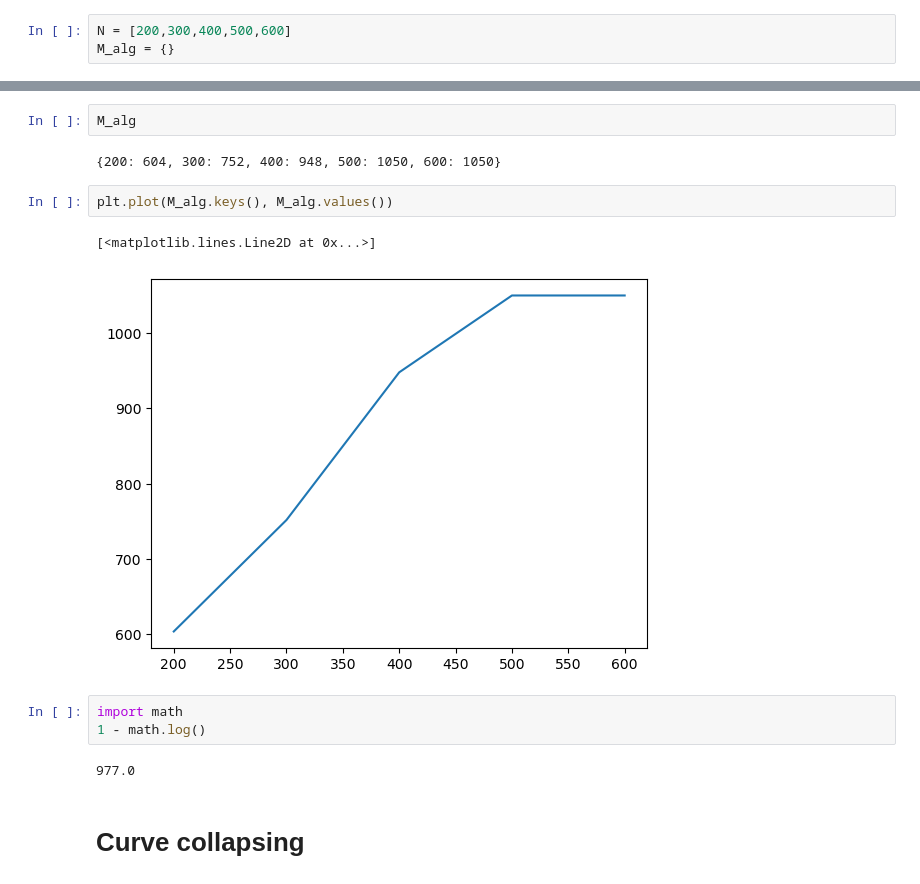
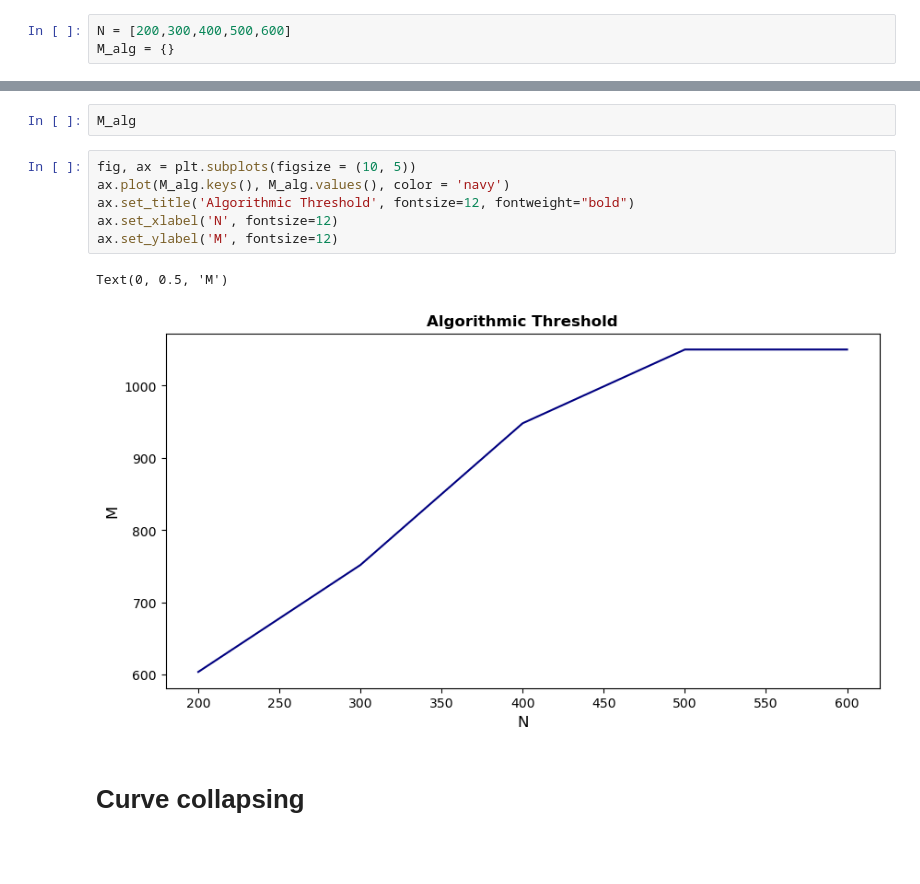
Before and after one commit to vittoriomanfriani/KSAT, a Jupyter notebook: Analysis.ipynb, the cells around one changed output, grey strips where cells are left out. Drawn from its saved outputs; the diff is of its cells as text; blank space fills up the shorter version.

```diff
--- a/Analysis.ipynb
+++ b/Analysis.ipynb
@@ -112,17 +97,14 @@ for n in tqdm(N):
-# %%
-M_alg
-# %% [output]
-{200: 604, 300: 752, 400: 948, 500: 1050, 600: 1050}
+# %%
+M_alg
 # %%
-plt.plot(M_alg.keys(), M_alg.values())
+fig, ax = plt.subplots(figsize = (10, 5))
+ax.plot(M_alg.keys(), M_alg.values(), color = 'navy')
+ax.set_title('Algorithmic Threshold', fontsize=12, fontweight="bold")
+ax.set_xlabel('N', fontsize=12)
+ax.set_ylabel('M', fontsize=12)
 # %% [output]
-[<matplotlib.lines.Line2D at 0x...>]
+Text(0, 0.5, 'M')
-[figure, old version]
+[figure, new version]
-# %%
-import math
-1 - math.log()
-# %% [output]
-977.0
 # %% [markdown]
 # Curve collapsing
 # %%
```
Also changed, not shown: parts of 2 cells of this notebook, 1 other file.
